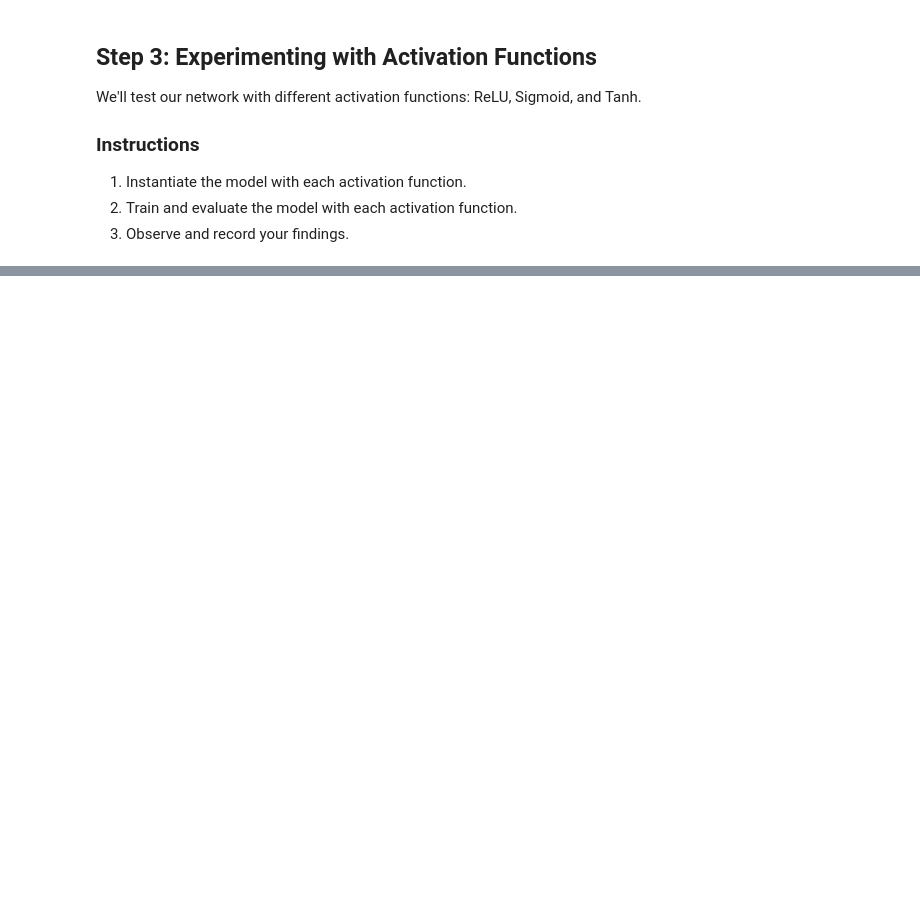
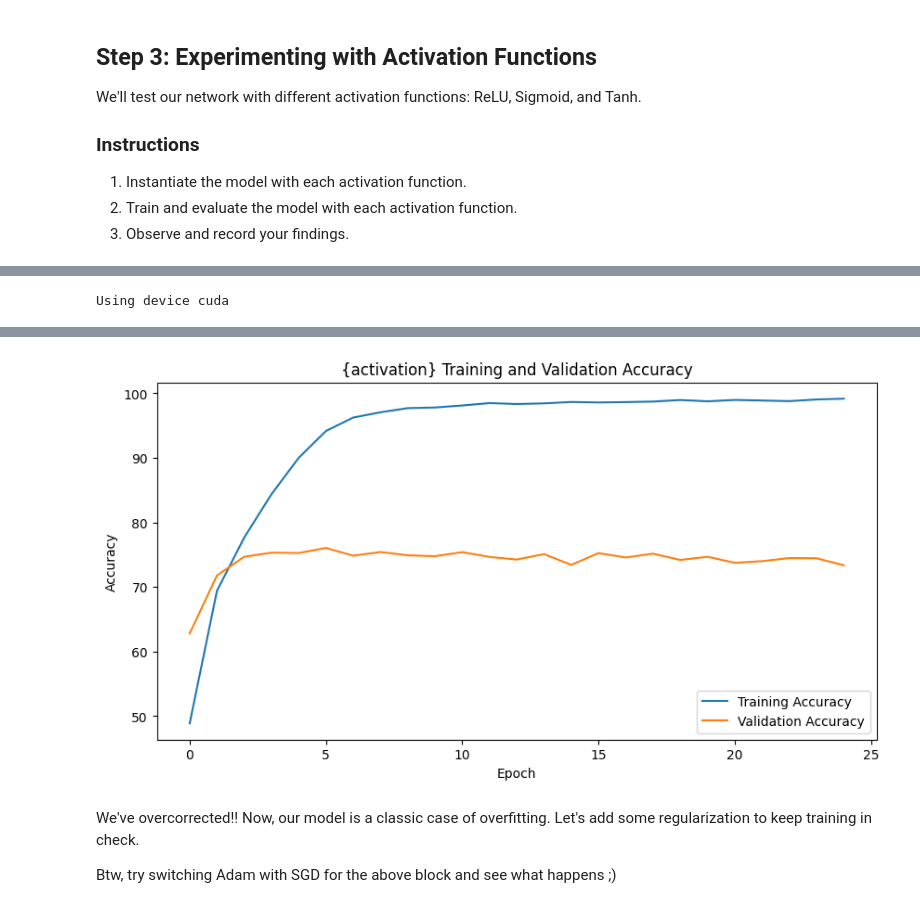
Before and after one commit to gbaydin/ml-iearth-mt2025, a Jupyter notebook: day-4/Building_your_Neural_Network_with_Pytorch.ipynb, the cells around one changed output, grey strips where cells are left out. Saved outputs shown, nothing was run; the diff lists cells and outputs as text; code cells hidden in the pictures; blank space fills up the shorter version.

```diff
--- a/day-4/Building_your_Neural_Network_with_Pytorch.ipynb
+++ b/day-4/Building_your_Neural_Network_with_Pytorch.ipynb
@@ -91,3 +87,12 @@ train_loader = DataLoader(train_dataset, batch_size=64, shuffle=True)
+# %%
+# Create DataLoaders
+batch_size = 100
+
+train_loader = DataLoader(train_dataset, batch_size=batch_size, shuffle=True)
+#Add test_loader  # no need to shuffle validation data
+### START CODE HERE ### (≈ 1 line of code)
+
+### END CODE HERE ###
 # %% [markdown]
 ## Visualize Sample Data
 Let's display a few sample images to understand the dataset.
@@ -732,0 +572,34 @@ This practical has shown you how core components like activation functions, regu
+# %%
+num_epochs = 25
+learning_rate = 0.001
+
+model = SimpleCNN().to(device)# send model to gpu
+print(f'Using device {device}')
+optimizer = optim.Adam(model.parameters(), lr=learning_rate)
+# %% [output]
+Using device cuda
+# %%
+
+# Start timer
+start_time = time.time()
+
+# Train the model
+train_accuracies, val_accuracies = train_model(model, criterion, optimizer, train_loader, test_loader, device,epochs=num_epochs)
+
+# Calculate elapsed time
+end_time = time.time()
+total_time = end_time - start_time
+
+# Print total time and accuracy
+print(f"Total time taken: {total_time:.2f} seconds")
+
+    # Plot training and validation accuracy
+plt.figure(figsize=(10, 5))
+plt.plot(train_accuracies, label='Training Accuracy')
+plt.plot(val_accuracies, label='Validation Accuracy')
+plt.xlabel('Epoch')
+plt.ylabel('Accuracy')
+plt.legend()
+plt.title('{activation} Training and Validation Accuracy')
+plt.show()
+# %% [output]
@@ -732,0 +623,8 @@ This practical has shown you how core components like activation functions, regu
+[figure, added]
+# %% [markdown]
+We've overcorrected!!
+Now, our model is a classic case of overfitting.
+Let's add some regularization to keep training in check.
+
+
+Btw, try switching Adam with SGD for the above block and see what happens ;)
```
Also changed, not shown: parts of 50 cells of this notebook, 6 other files.
